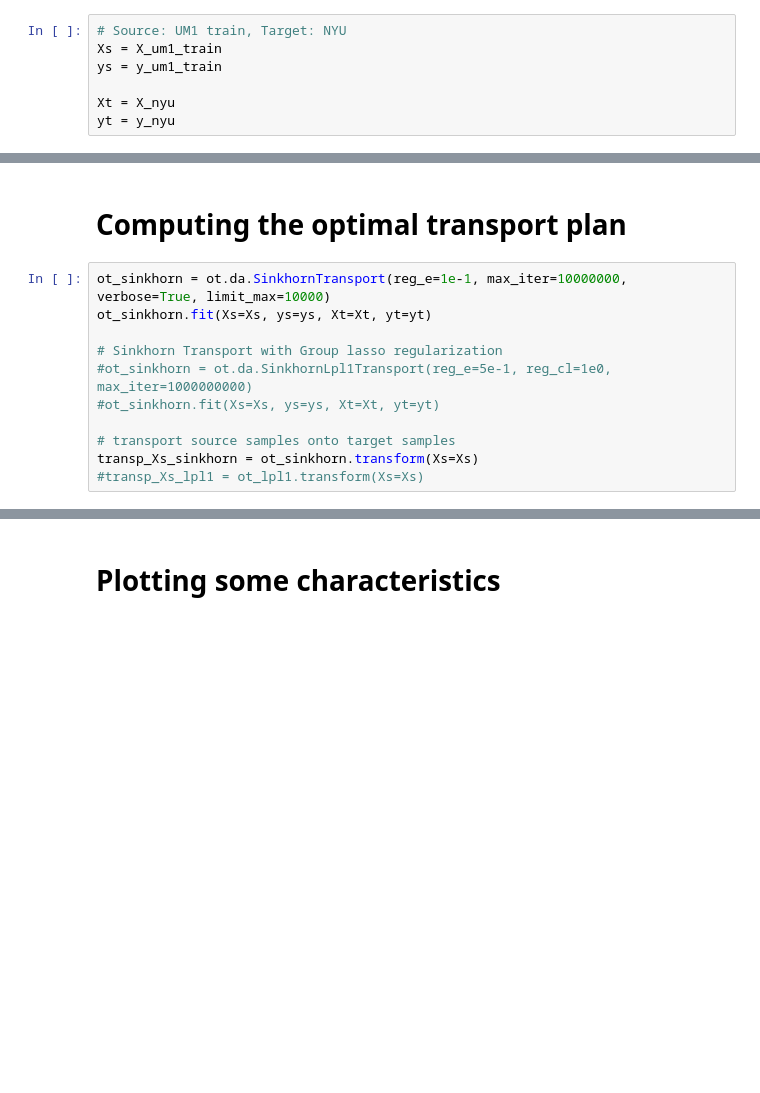
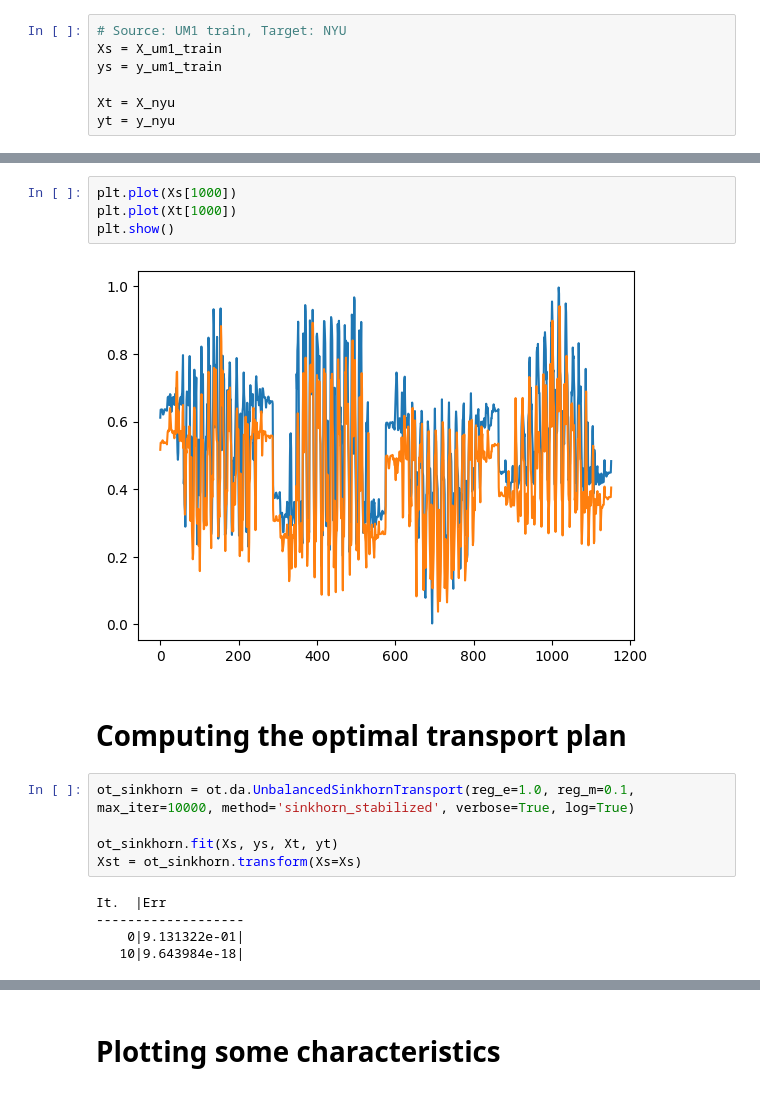
Before and after one commit to balazsmorv/fmri_classifier, a Jupyter notebook: Notebook experiments/Transforms/Optimal Transport.ipynb, the cells around one changed output, grey strips where cells are left out. Saved outputs shown, nothing was run; the diff lists cells and outputs as text; blank space fills up the shorter version.

```diff
--- a/Notebook experiments/Transforms/Optimal Transport.ipynb
+++ b/Notebook experiments/Transforms/Optimal Transport.ipynb
@@ -52,13 +68,18 @@ yt = y_nyu
+# %%
+plt.plot(Xs[1000])
+plt.plot(Xt[1000])
+plt.show()
+# %% [output]
+[figure, added]
 # %% [markdown]
 # Computing the optimal transport plan
 # %%
-ot_sinkhorn = ot.da.SinkhornTransport(reg_e=1e-1, max_iter=10000000, verbose=True, limit_max=10000)
-ot_sinkhorn.fit(Xs=Xs, ys=ys, Xt=Xt, yt=yt)
+ot_sinkhorn = ot.da.UnbalancedSinkhornTransport(reg_e=1.0, reg_m=0.1, max_iter=10000, method='sinkhorn_stabilized', verbose=True, log=True)
 
-# Sinkhorn Transport with Group lasso regularization
-#ot_sinkhorn = ot.da.SinkhornLpl1Transport(reg_e=5e-1, reg_cl=1e0, max_iter=1000000000)
-#ot_sinkhorn.fit(Xs=Xs, ys=ys, Xt=Xt, yt=yt)
-
-# transport source samples onto target samples
-transp_Xs_sinkhorn = ot_sinkhorn.transform(Xs=Xs)
-#transp_Xs_lpl1 = ot_lpl1.transform(Xs=Xs)
+ot_sinkhorn.fit(Xs, ys, Xt, yt)
+Xst = ot_sinkhorn.transform(Xs=Xs)
+# %% [output]
+It.  |Err
+-------------------
+    0|9.131322e-01|
+   10|9.643984e-18|
```
Also changed, not shown: parts of 18 cells of this notebook, 23 other files.
